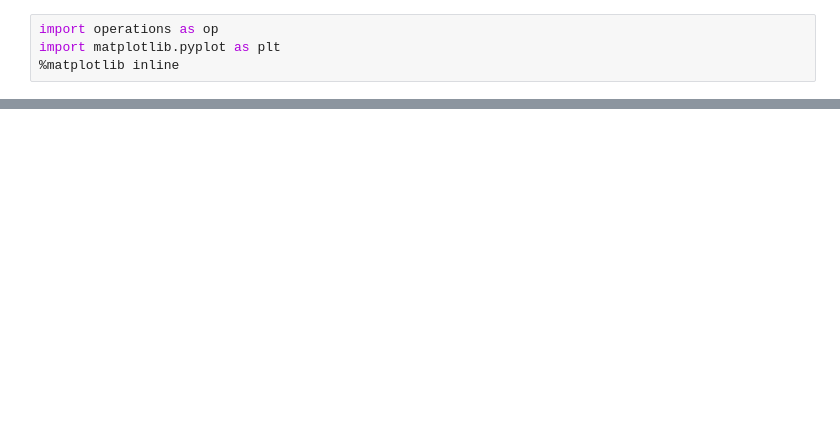
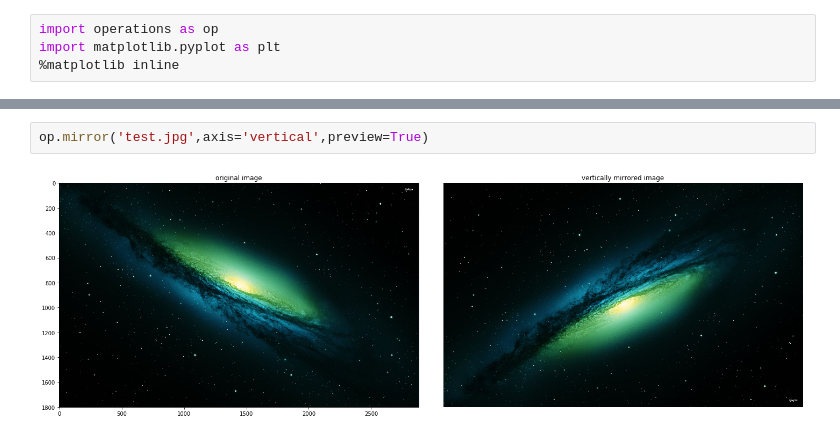
Before and after one commit to jacluff1/ImageManipulator_unfinished, a Jupyter notebook: test.ipynb, the cells around one changed output, grey strips where cells are left out. Saved outputs shown, nothing was run; the diff lists cells and outputs as text; blank space fills up the shorter version.

```diff
--- a/test.ipynb
+++ b/test.ipynb
@@ -8,0 +13,4 @@ op.crop('test.jpg',save=True,preview=True)
+# %%
+op.mirror('test.jpg',axis='vertical',preview=True)
+# %% [output]
+[figure, added]
```
Also changed, not shown: parts of 4 cells of this notebook, 1 other file.
